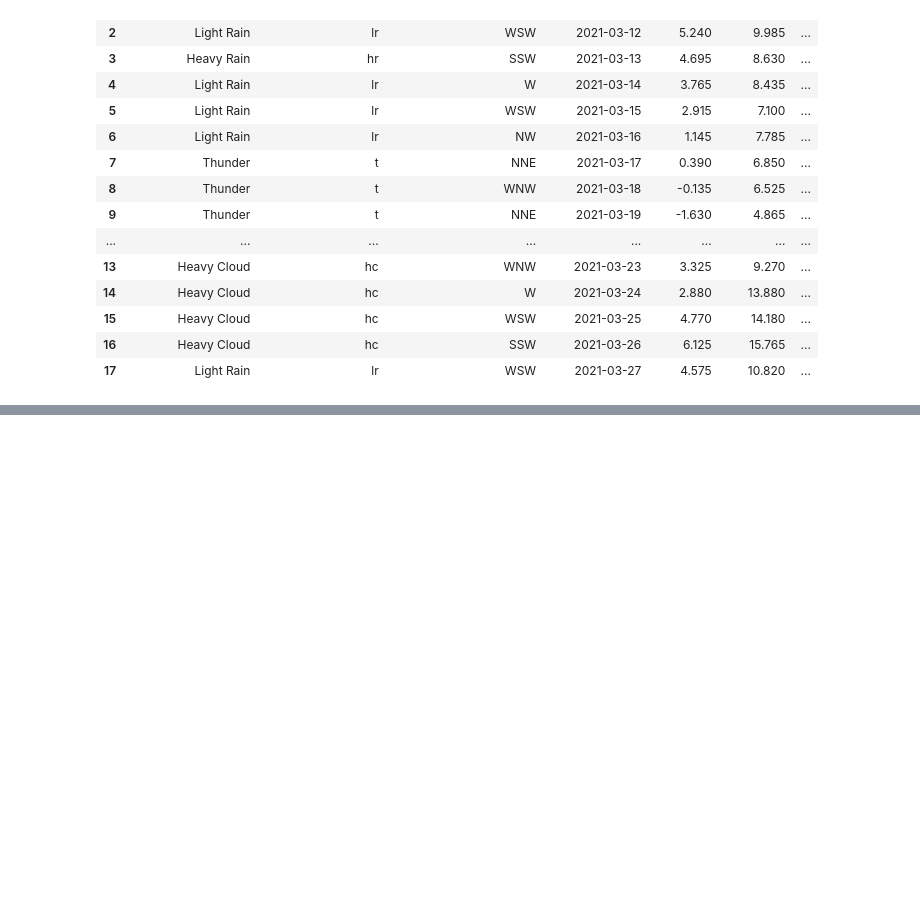
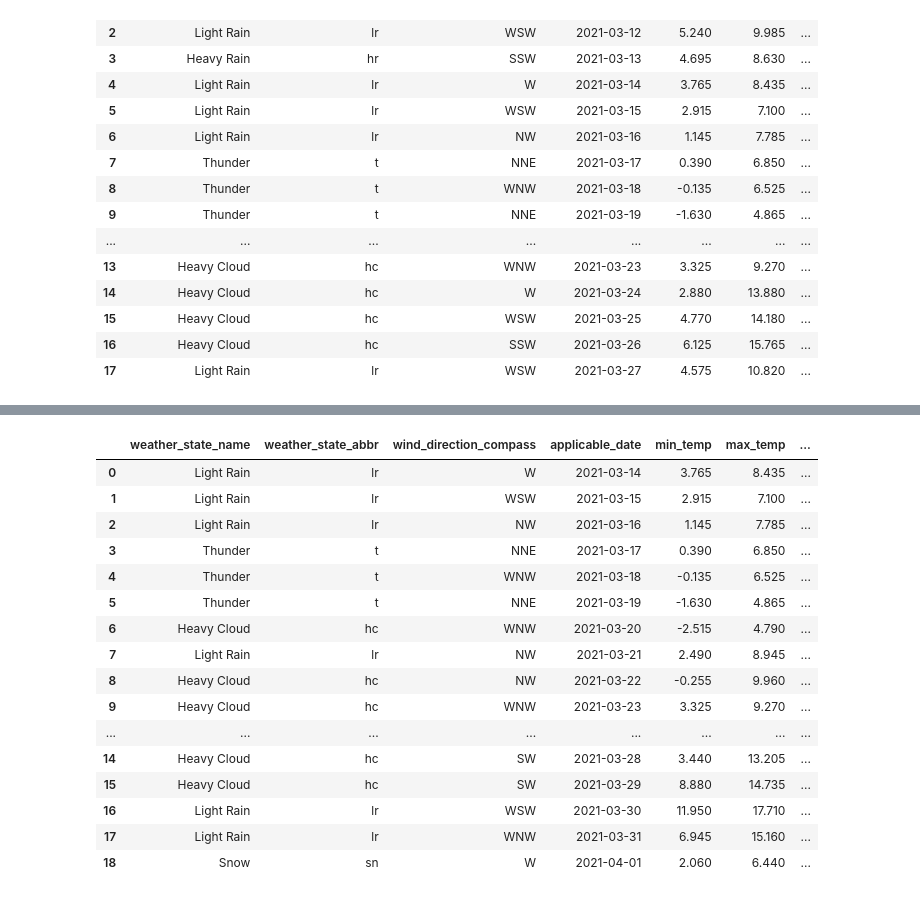
Before and after one commit to gerrrd/basicweatherapp, a Jupyter notebook: notebooks/Working_notebook.ipynb, the cells around one changed output, grey strips where cells are left out. Saved outputs shown, nothing was run; the diff lists cells and outputs as text; code cells hidden in the pictures; blank space fills up the shorter version.

Commit message:
air, humidity, scatter, 3d scatter and wind implemented. still to be commented and organized

```diff
--- a/notebooks/Working_notebook.ipynb
+++ b/notebooks/Working_notebook.ipynb
@@ -45,0 +70,24 @@ fig.show();
+# %%
+from basicweatherapp.utils import get_data
+
+city_data, df = get_data('Berlin',  10,  10)
+# %%
+df
+# %% [output]
+|  | weather_state_name | weather_state_abbr | wind_direction_compass | applicable_date | min_temp | max_temp | ... |
+| 0 | Light Rain | lr | W | 2021-03-14 | 3.765 | 8.435 | ... |
+| 1 | Light Rain | lr | WSW | 2021-03-15 | 2.915 | 7.100 | ... |
+| 2 | Light Rain | lr | NW | 2021-03-16 | 1.145 | 7.785 | ... |
+| 3 | Thunder | t | NNE | 2021-03-17 | 0.390 | 6.850 | ... |
+| 4 | Thunder | t | WNW | 2021-03-18 | -0.135 | 6.525 | ... |
+| 5 | Thunder | t | NNE | 2021-03-19 | -1.630 | 4.865 | ... |
+| 6 | Heavy Cloud | hc | WNW | 2021-03-20 | -2.515 | 4.790 | ... |
+| 7 | Light Rain | lr | NW | 2021-03-21 | 2.490 | 8.945 | ... |
+| 8 | Heavy Cloud | hc | NW | 2021-03-22 | -0.255 | 9.960 | ... |
+| 9 | Heavy Cloud | hc | WNW | 2021-03-23 | 3.325 | 9.270 | ... |
+| ... | ... | ... | ... | ... | ... | ... | ... |
+| 14 | Heavy Cloud | hc | SW | 2021-03-28 | 3.440 | 13.205 | ... |
+| 15 | Heavy Cloud | hc | SW | 2021-03-29 | 8.880 | 14.735 | ... |
+| 16 | Light Rain | lr | WSW | 2021-03-30 | 11.950 | 17.710 | ... |
+| 17 | Light Rain | lr | WNW | 2021-03-31 | 6.945 | 15.160 | ... |
+| 18 | Snow | sn | W | 2021-04-01 | 2.060 | 6.440 | ... |
```
Also changed, not shown: parts of 13 cells of this notebook, 2 other files.
